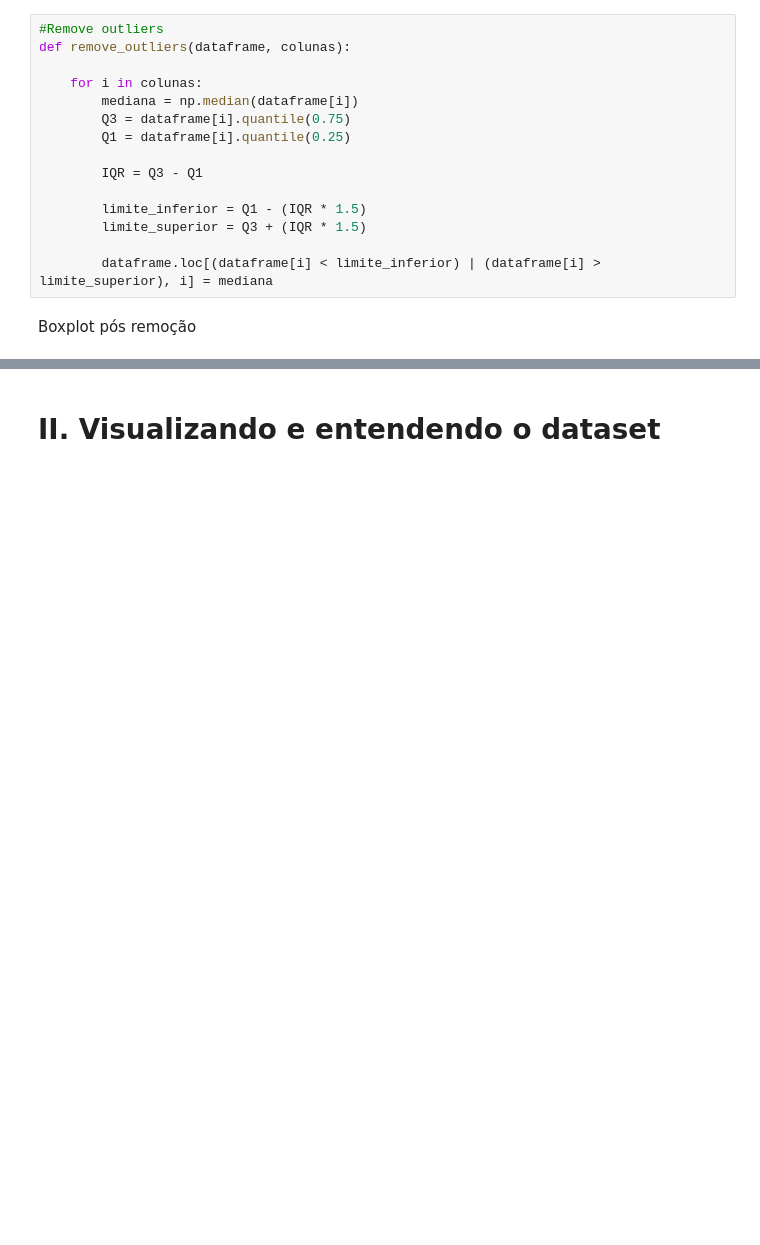
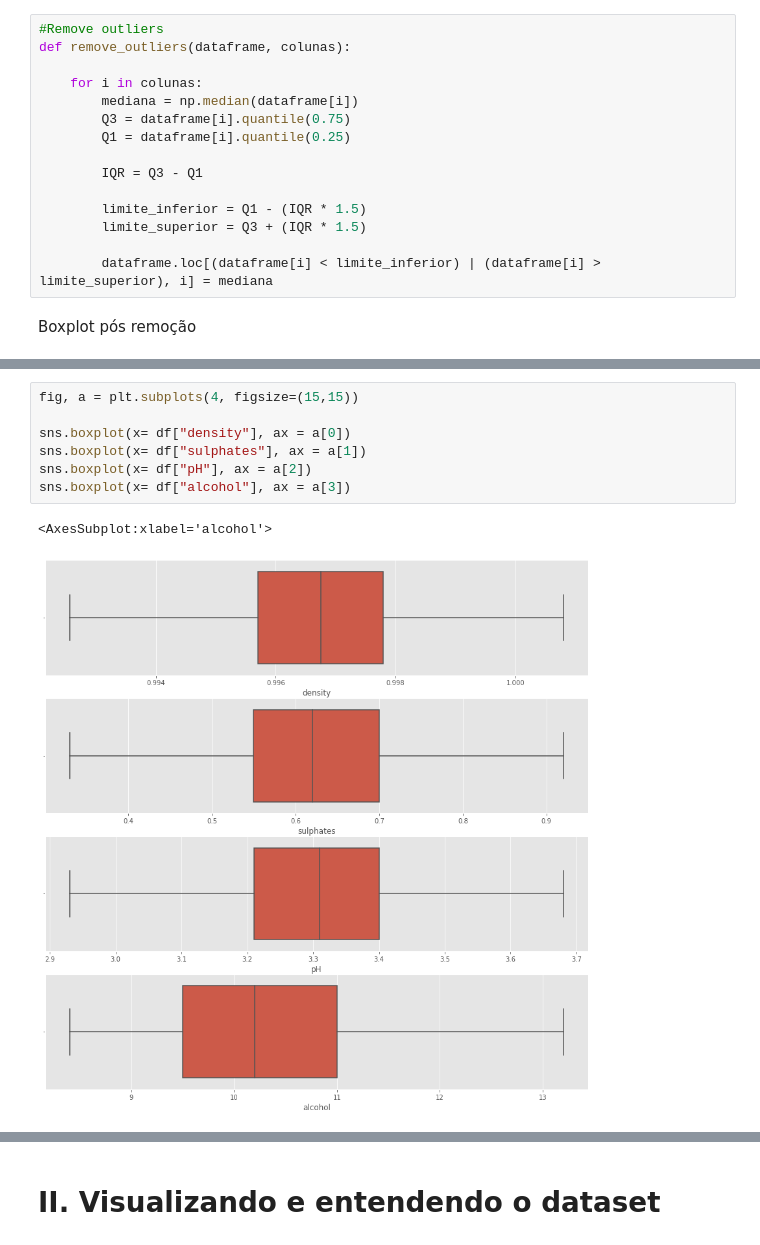
Before and after one commit to Motta99/Python, a Jupyter notebook: Machine Learning/vinhos.ipynb, the cells around one changed output, grey strips where cells are left out. Cells and saved outputs as stored; diff of their text form; blank space fills up the shorter version.

```diff
--- a/Machine Learning/vinhos.ipynb
+++ b/Machine Learning/vinhos.ipynb
@@ -81,0 +127,10 @@ Boxplot pós remoção
+# %%
+fig, a = plt.subplots(4, figsize=(15,15))
+
+sns.boxplot(x= df["density"], ax = a[0])
+sns.boxplot(x= df["sulphates"], ax = a[1])
+sns.boxplot(x= df["pH"], ax = a[2])
+sns.boxplot(x= df["alcohol"], ax = a[3])
+# %% [output]
+<AxesSubplot:xlabel='alcohol'>
+[figure, added]
```
Also changed, not shown: parts of 27 cells of this notebook.
